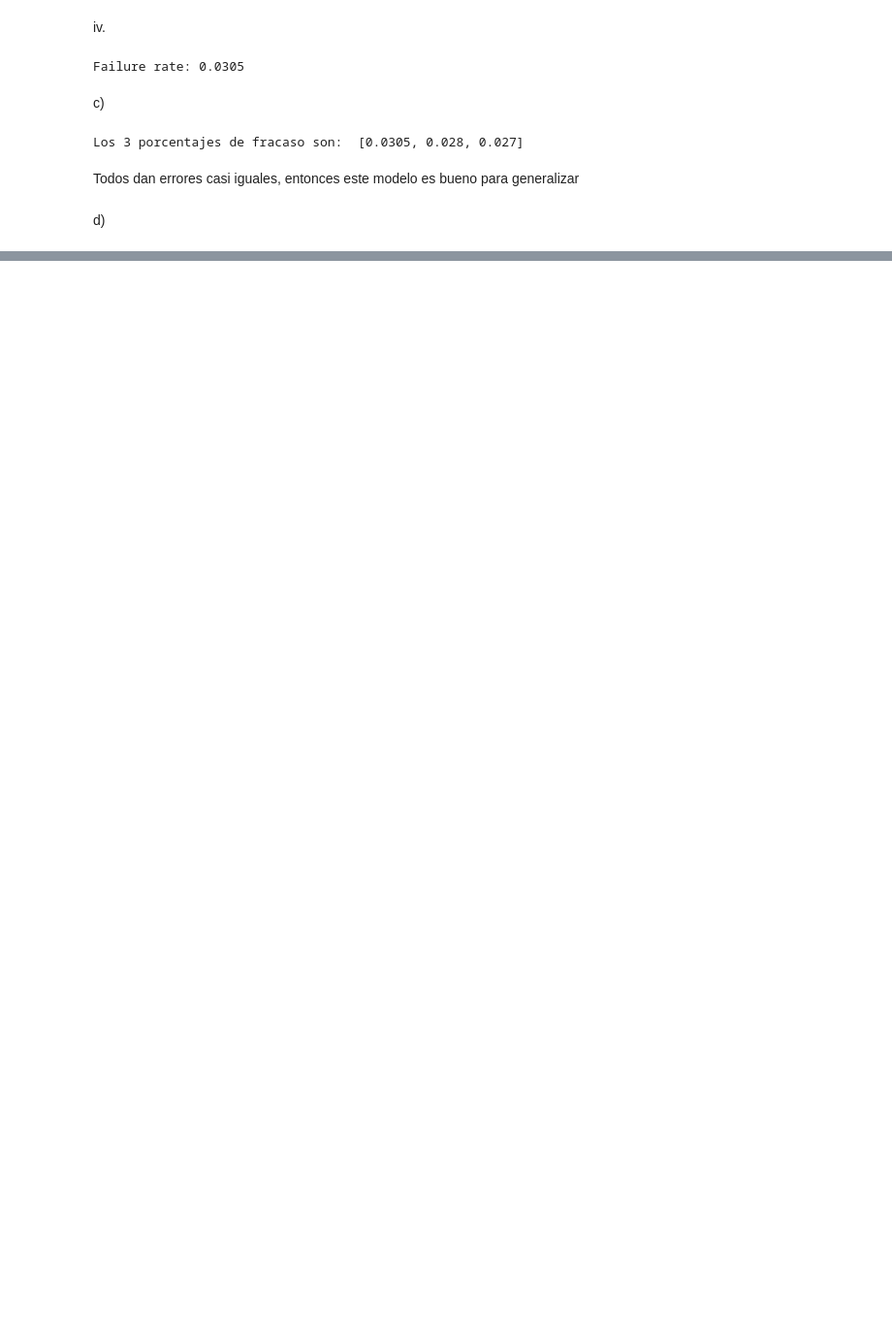
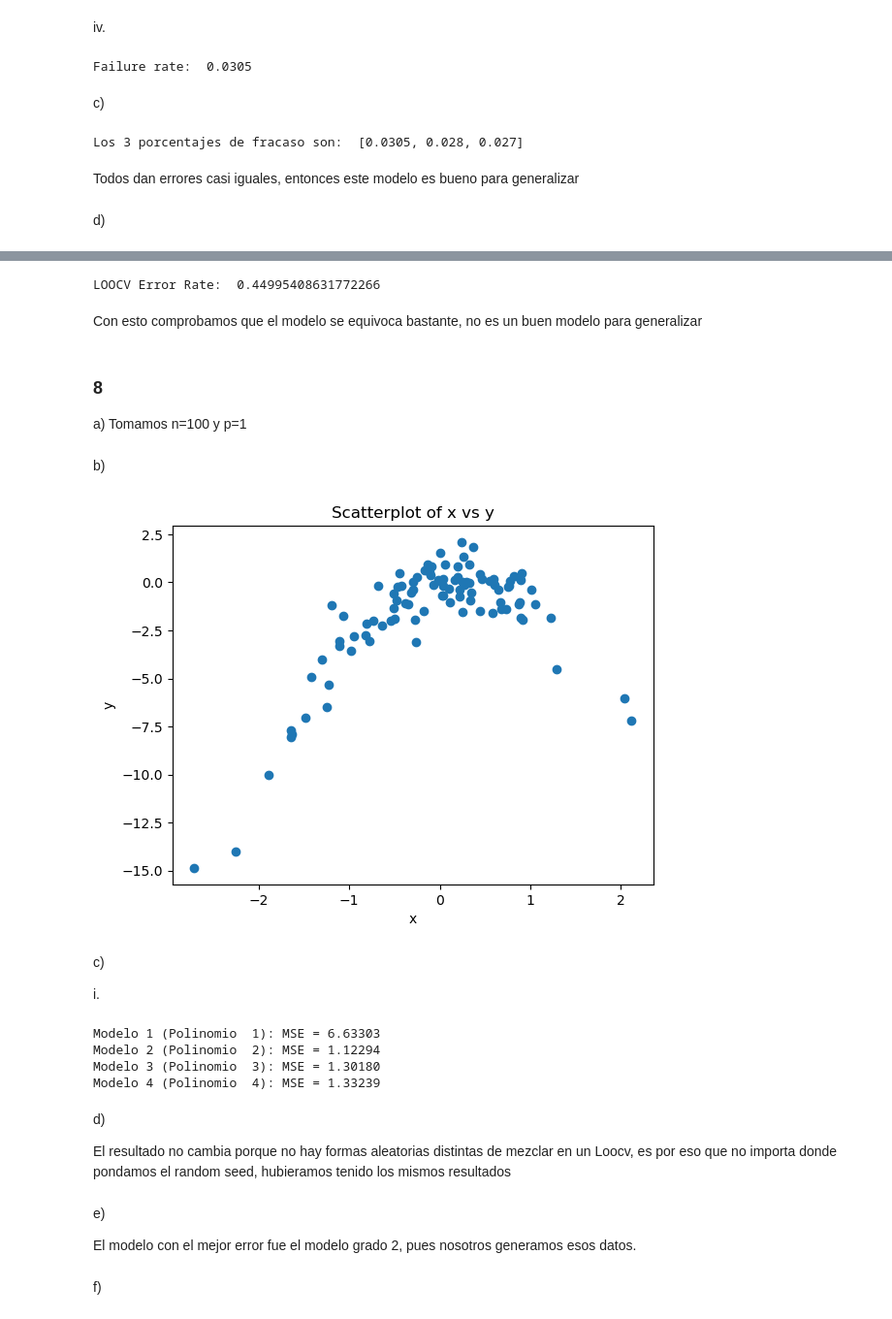
Before and after one commit to munozmarifer1512-cpu/Lab-aprendizaje-estadistico, a Jupyter notebook: t09.ipynb, the cells around one changed output, grey strips where cells are left out. Shown: that part at 97% size. Cells and saved outputs as stored; diff of their text form; code cells hidden in the pictures; blank space fills up the shorter version.

```diff
--- a/t09.ipynb
+++ b/t09.ipynb
@@ -227,0 +385,60 @@ LogisticRegression does not accept missing values encoded as NaN natively. For s
+# %%
+loocv_error_rate = np.mean(errors)
+print("LOOCV Error Rate: ",loocv_error_rate)
+# %% [output]
+LOOCV Error Rate:  0.44995408631772266
+# %% [markdown]
+Con esto comprobamos que el modelo se equivoca bastante, no es un buen modelo para generalizar
+# %% [markdown]
+### 8
+
+a) Tomamos n=100 y p=1
+# %%
+
+rng = np.random.default_rng(1)
+x = rng.normal(size=100)
+y = x - 2 * x**2 + rng.normal(size=100)
+# %% [markdown]
+b)
+# %%
+plt.scatter(x, y)
+plt.xlabel('x')
+plt.ylabel('y')
+plt.title('Scatterplot of x vs y')
+plt.show()
+# %% [output]
+[figure, added]
+# %% [markdown]
+c)
+
+i.
+# %%
+df1 = pd.DataFrame({'x': x, 'y': y})
+
+loo = LeaveOneOut()
+
+for degree in [1, 2, 3, 4]:
+    # Creamos un Pipeline:
+    # Generamos las potencias y ajustamos la regresión lineal a esas potencias
+    model = make_pipeline(PolynomialFeatures(degree), LinearRegression())
+
+    scores = cross_val_score(model, df1[['x']], df1['y'], cv=loo, scoring='neg_mean_squared_error')
+
+    mse = np.mean(np.abs(scores))
+
+    print(f"Modelo {degree} (Polinomio  {degree}): MSE = {mse:.5f}")
+# %% [output]
+Modelo 1 (Polinomio  1): MSE = 6.63303
+Modelo 2 (Polinomio  2): MSE = 1.12294
+Modelo 3 (Polinomio  3): MSE = 1.30180
+Modelo 4 (Polinomio  4): MSE = 1.33239
+# %% [markdown]
+d)
+
+El resultado no cambia porque no hay formas aleatorias distintas de mezclar en un Loocv, es por eso que no importa donde pondamos el random seed, hubieramos tenido los mismos resultados
+# %% [markdown]
+e)
+
+El modelo con el mejor error fue el modelo grado 2, pues nosotros generamos esos datos.
+# %% [markdown]
+f)
```
Also changed, not shown: parts of 46 cells of this notebook.
